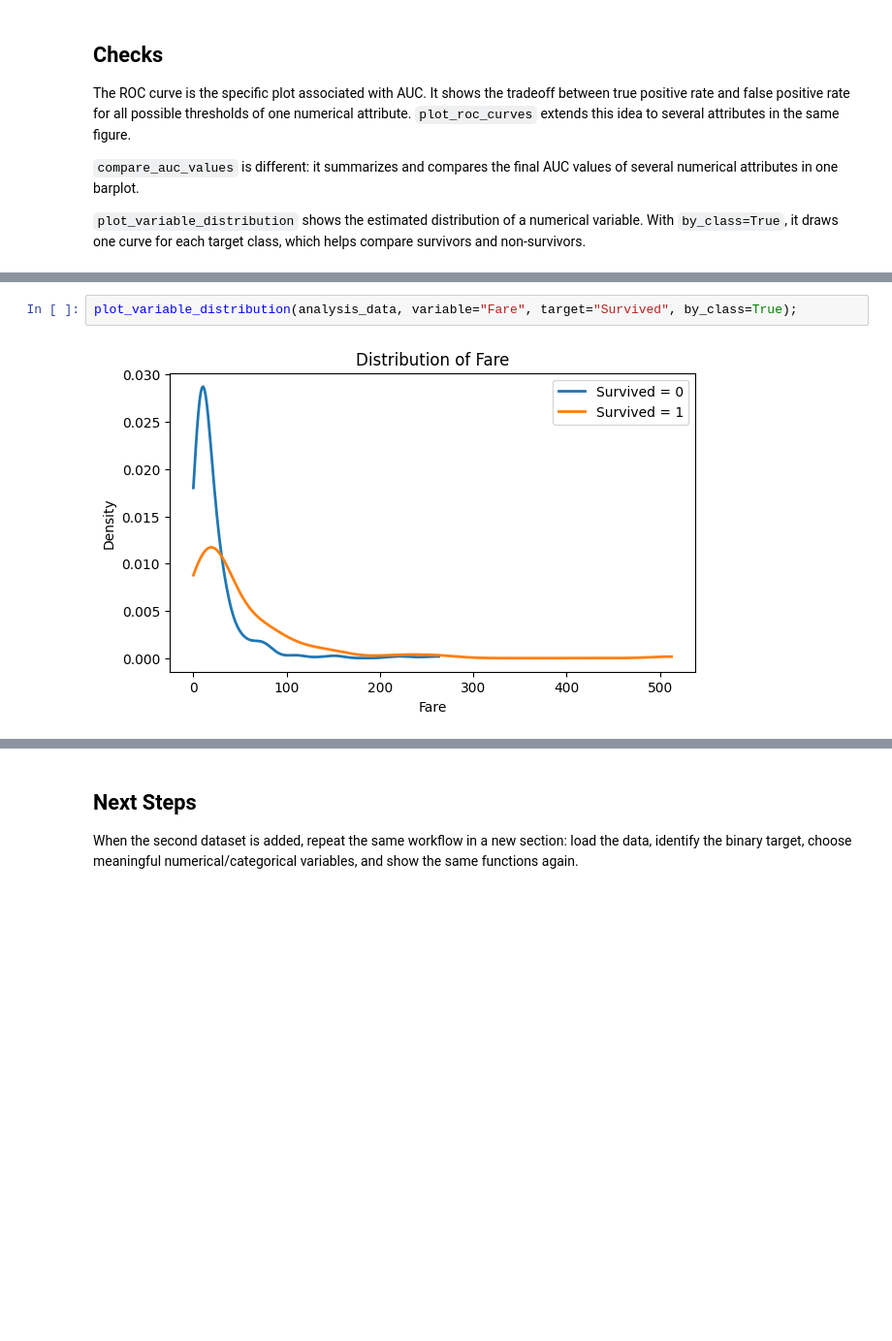
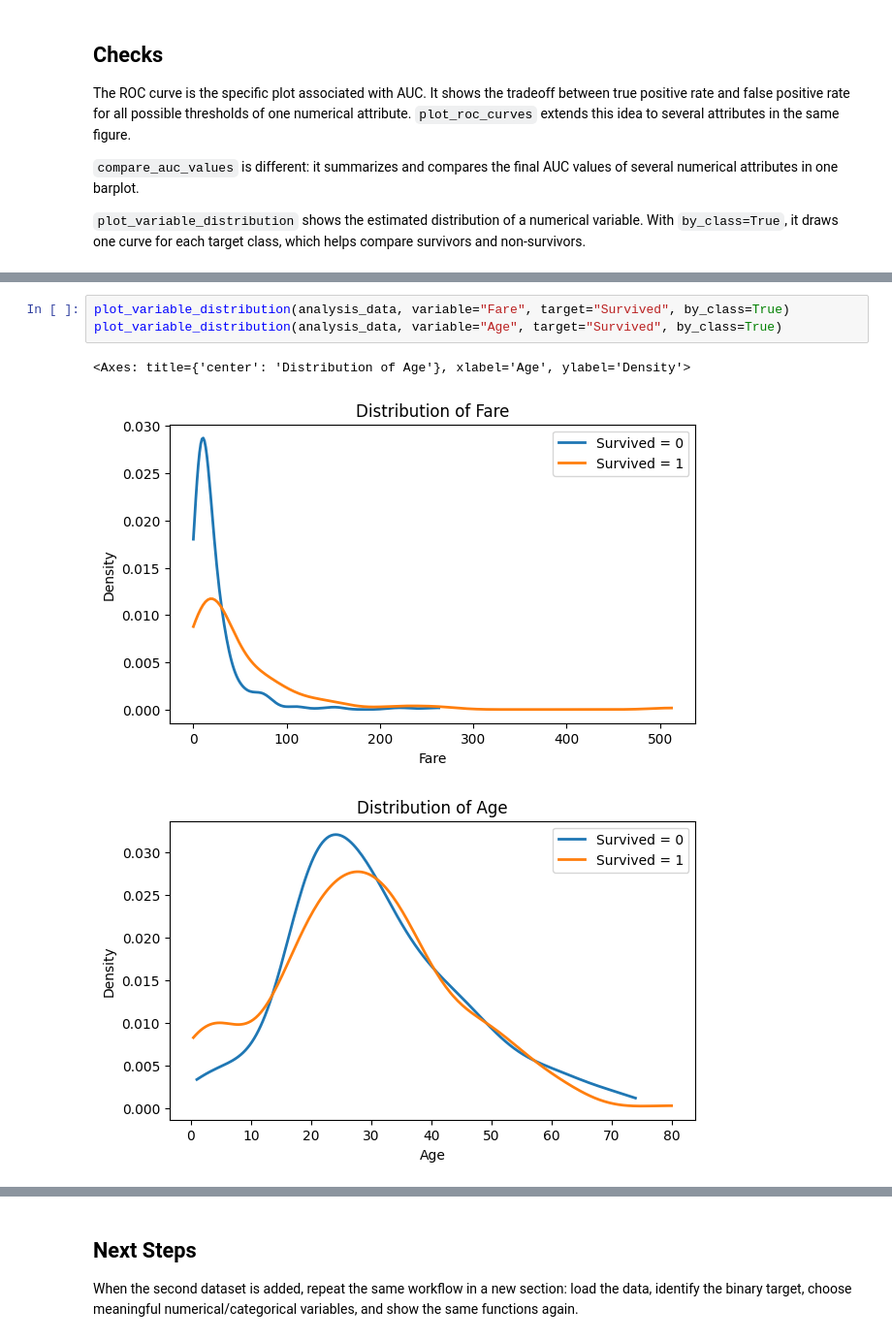
Before and after one commit to abarrenap/sme-dataprep-python, a Jupyter notebook: usage_examples.ipynb, the cells around one changed output, grey strips where cells are left out. Shown at 97% size. Cells and saved outputs as stored; diff of their text form; blank space fills up the shorter version.

```diff
--- a/usage_examples.ipynb
+++ b/usage_examples.ipynb
@@ -284,6 +342,9 @@ compare_auc_values(analysis_data, target="Survived", positive_class=1);
 [figure]
 # %%
-plot_variable_distribution(analysis_data, variable="Fare", target="Survived", by_class=True);
+plot_variable_distribution(analysis_data, variable="Fare", target="Survived", by_class=True)
+plot_variable_distribution(analysis_data, variable="Age", target="Survived", by_class=True)
 # %% [output]
+<Axes: title={'center': 'Distribution of Age'}, xlabel='Age', ylabel='Density'>
 [figure]
+[figure, added]
 # %%
```
Also changed, not shown: parts of 10 cells of this notebook, 4 other files.
